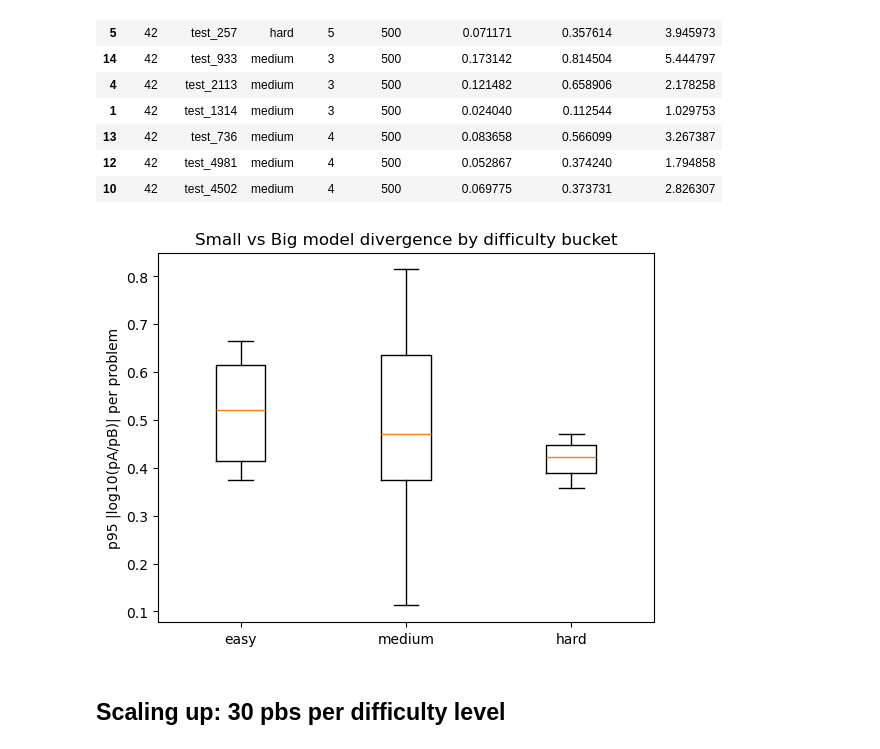
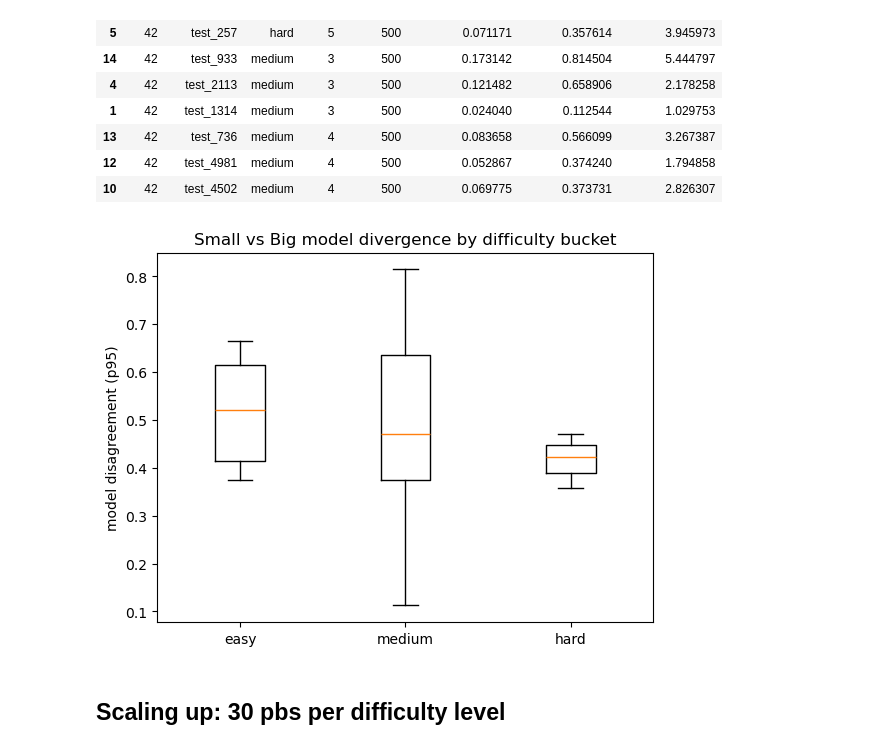
Before and after one commit to Allegra0077/llm-cross-eval, a Jupyter notebook: notebooks/exp3_visualize.ipynb, the cells around one changed output. Drawn from its saved outputs; the diff is of its cells as text; code cells hidden in the pictures.

```diff
--- a/notebooks/exp3_visualize.ipynb
+++ b/notebooks/exp3_visualize.ipynb
@@ -52,14 +52,14 @@ per_problem.sort_values(["bucket","level","p95_abs_log10"], ascending=[True, Tru
 # %%
 order = ["easy", "medium", "hard"]
 data = [per_problem.loc[per_problem["bucket"]==b, "p95_abs_log10"].values for b in order]
 
 plt.figure()
 plt.boxplot(data, labels=order)
-plt.ylabel("p95 |log10(pA/pB)| per problem")
+plt.ylabel("model disagreement (p95)")
 plt.title("Small vs Big model divergence by difficulty bucket")
 plt.show()
 # %% [output]
-[figure, old version]
+[figure, new version]
 # %% [markdown]
 ## Scaling up: 30 pbs per difficulty level
 # %%
```
